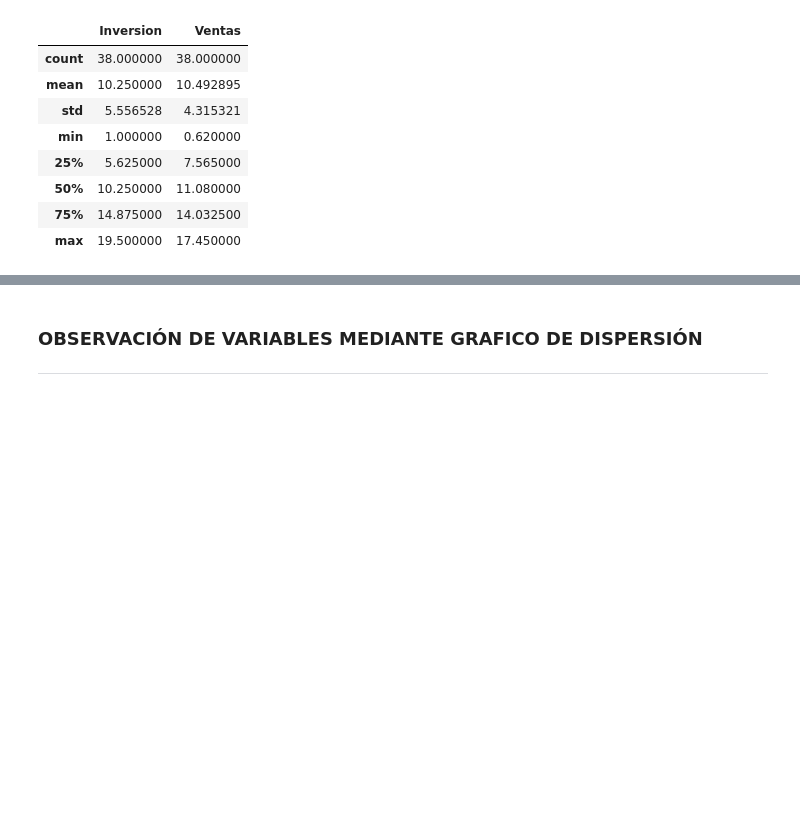
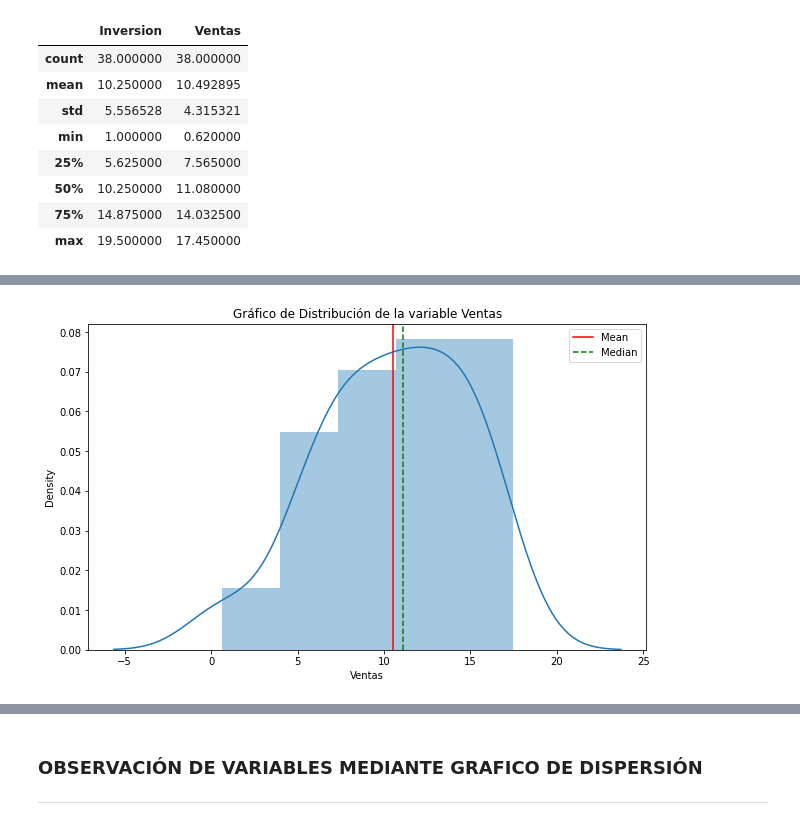
Before and after one commit to PauForestal/master_bdds, a Jupyter notebook: M2_AI3_VallejoPaula.ipynb, the cells around one changed output, grey strips where cells are left out. Drawn from its saved outputs; the diff is of its cells as text; code cells hidden in the pictures; blank space fills up the shorter version.

```diff
--- a/M2_AI3_VallejoPaula.ipynb
+++ b/M2_AI3_VallejoPaula.ipynb
@@ -55,0 +170,4 @@ df.describe(include=['float64'])
+# %%
+plots('Ventas')
+# %% [output]
+[figure, added]
```
Also changed, not shown: parts of 40 cells of this notebook.
